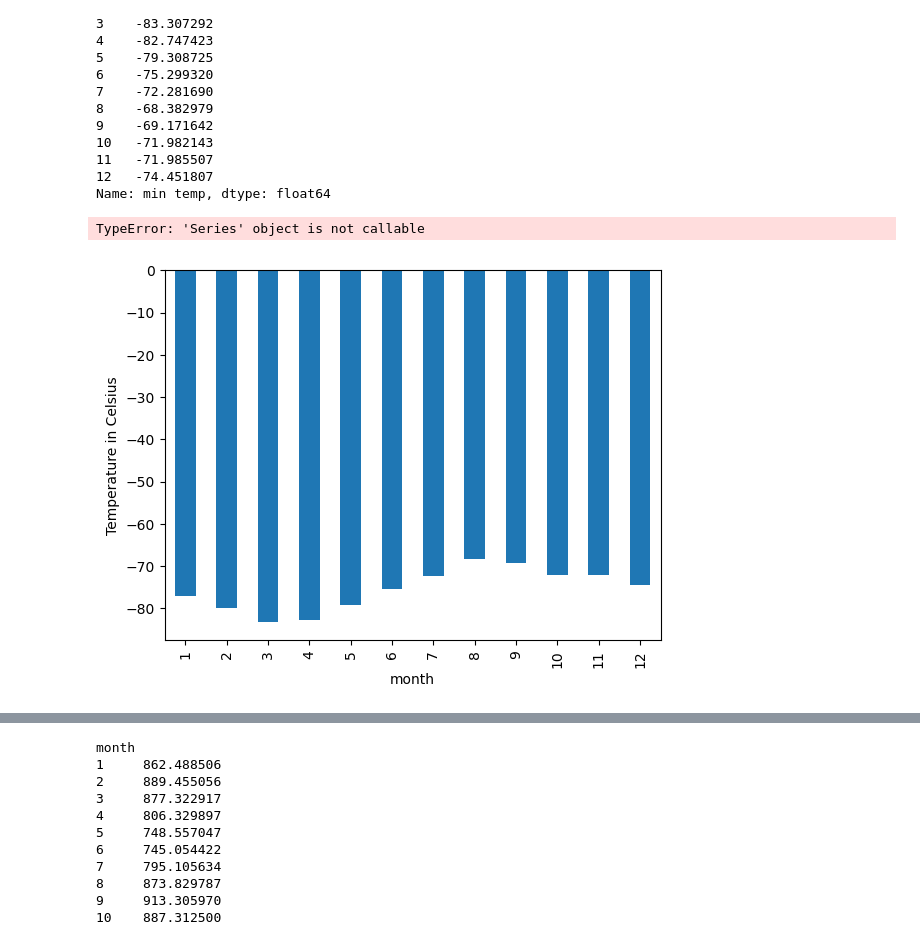
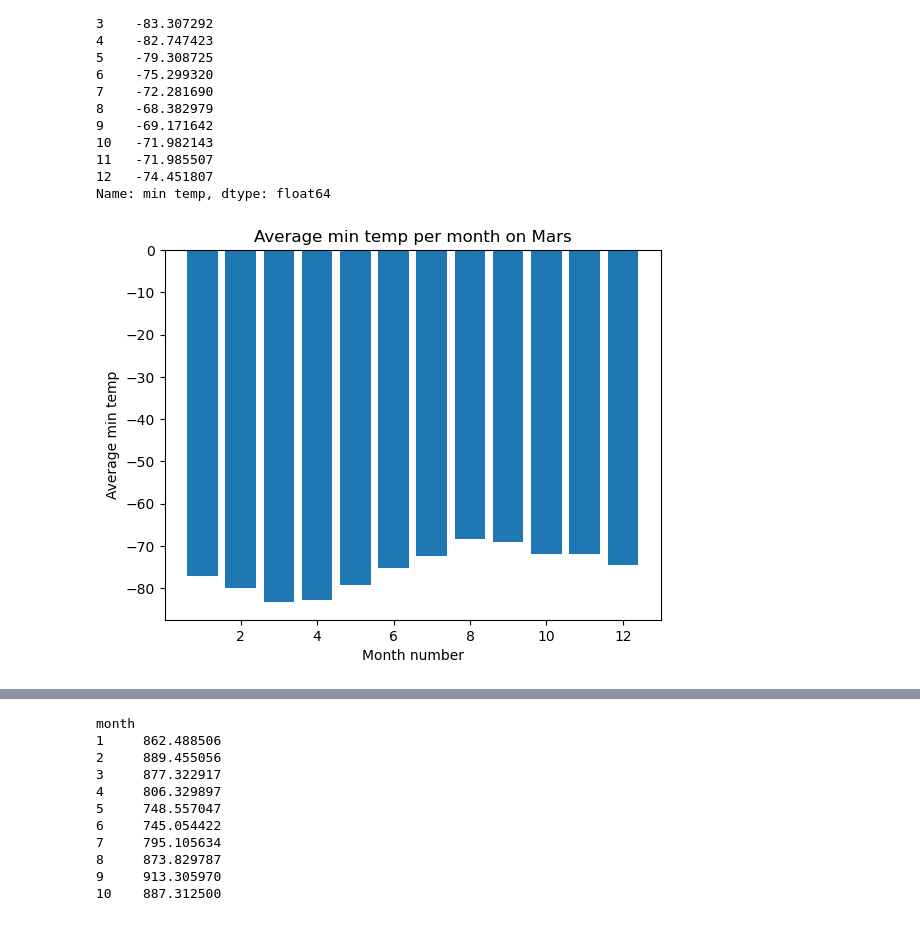
Before and after one commit to B-osborne1/soup-challenge, a Jupyter notebook: part_2_mars_weather.ipynb, the cells around one changed output, grey strips where cells are left out. Drawn from its saved outputs; the diff is of its cells as text; code cells hidden in the pictures.

```diff
--- a/part_2_mars_weather.ipynb
+++ b/part_2_mars_weather.ipynb
@@ -241,15 +207,16 @@ month
 11   -71.985507
 12   -74.451807
 Name: min temp, dtype: float64
-# %%
-
-plt.bar(min_avg('month'), min_avg['min temp'])
-plt.show
-# %% [output]
-TypeError: 'Series' object is not callable
 # %%
 # Plot the average temperature by month
-plt.bar(min_avg_df['month'], min_avg_df['min temp'])
+min_avg_df = pd.DataFrame(min_avg)
+
+plt.bar(min_avg_df.index, min_avg_df['min temp'])
 plt.show
+plt.xlabel("Month number")
+plt.ylabel("Average min temp")
+plt.title("Average min temp per month on Mars")
+plt.savefig('./Output/Graphs/mars_average_monthly_min_temp.png')
+plt.show()
 # %% [output]
-[figure, old version]
+[figure, new version]
```
Also changed, not shown: parts of 12 cells of this notebook, 6 other files.
